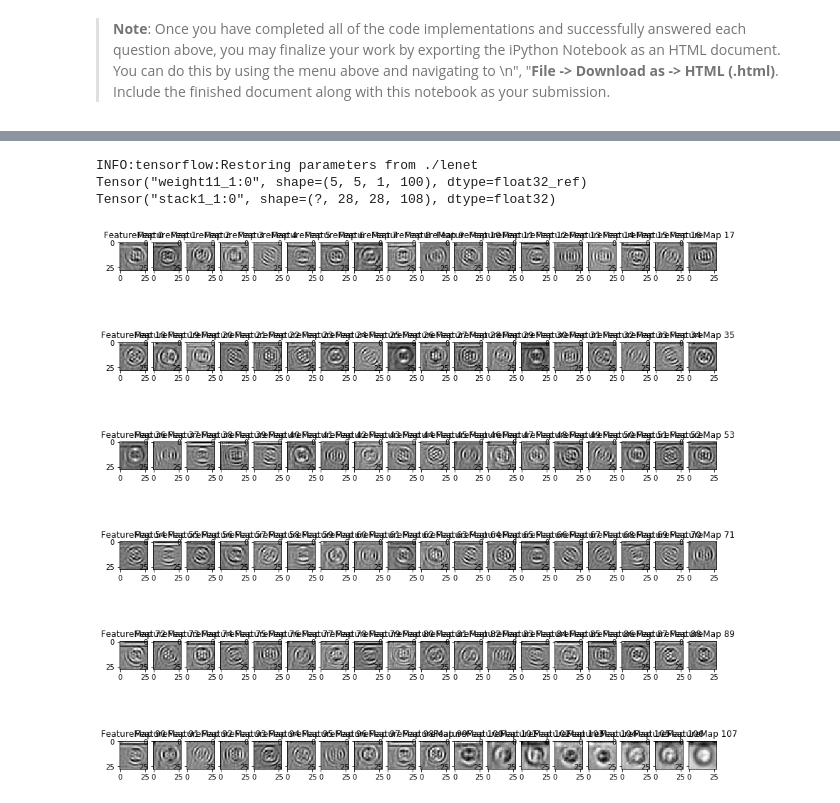
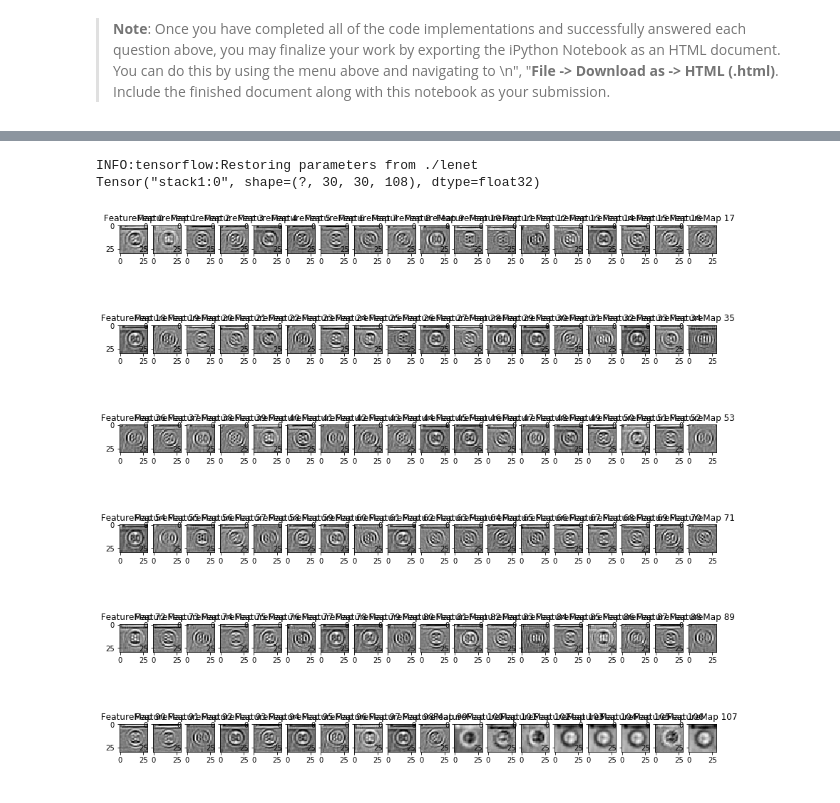
Before and after one commit to qiqika/CarND-Traffic-Sign-Classifier-Project_my, a Jupyter notebook: Traffic_Sign_Classifier.ipynb, the cells around one changed output, grey strips where cells are left out. Saved outputs shown, nothing was run; the diff lists cells and outputs as text; code cells hidden in the pictures.

```diff
--- a/Traffic_Sign_Classifier.ipynb
+++ b/Traffic_Sign_Classifier.ipynb
@@ -175,7 +181,7 @@ import cv2
 
 #f = open('jittered.p','wb+')
 
-
+#change image constrast
 def changeContrast(image,alpha,beta):
     img = np.array(image)
     for i in range(image.shape[0]):
@@ -184,6 +190,8 @@ def changeContrast(image,alpha,beta):
                 for k in range(image.shape[2]):
                     img[i,j,k]  =  alpha *image[i,j,k]+ beta
     return img
+#additional datas
+#rotation , scaling , blurring
 def jittered(image1,label,freq):
     img = []
 
@@ -319,8 +327,8 @@ def preprocess(image):
 
 
     for i in range(image.shape[0]):
-        if i % 1000 == 0:
-            print(i)
+       # if i % 1000 == 0:
+         #   print(i)
         img[i,:,:,:] = cv2.cvtColor(image[i,:,:,:], cv2.COLOR_RGB2YUV)
         img[i,:,:,:] = cv2.resize(img[i,:,:,:] ,(32,32),interpolation=cv2.INTER_CUBIC)
 
@@ -726,6 +715,19 @@ You may find `signnames.csv` useful as it contains mappings from the class id (i
 plt.imshow(X_test[1000])
 print(X_test.shape)
 X_test1 =preprocess(X_test)
+import cv2
+import matplotlib.image as mpimg
+
+imgs = []
+for i in range(1,6):
+    img = mpimg.imread(str(i)+'.jpg')
+    img = cv2.resize(img,(32,32),interpolation=cv2.INTER_CUBIC)
+    imgs.append(img)
+    plt.subplot(1,6,i)
+    plt.imshow(img)
+#img = img[np.newaxis,:,:,:]
+imgs =np.array(imgs)
+test_web = preprocess(imgs)
 # %% [output]
 (12630, 32, 32, 3)
 (12630, 32, 32, 3)
@@ -974,8 +937,16 @@ def probability(X_data):
 
 
 
-        soft_max_probability= tf.nn.top_k(results, k =3 )
-        print(soft_max_probability.values.eval())
+        soft_max_probability= tf.nn.top_k(results, k =5 )
+       # print(soft_max_probability.values.eval())
+        #print(soft_max_probability.indices.eval())
+
+        name =[]
+        for i in range(len(soft_max_probability.indices.eval()[0])):
+
+            name.append([soft_max_probability.values.eval()[0][i],
+                         my_matrix[soft_max_probability.indices.eval()[0][i]+1][1]])
+        print(name)
         end_time =   time.clock()
         duration_in_seconds = end_time - start_time
         milliseconds = duration_in_seconds * 1000
@@ -1084,17 +1054,16 @@ def outputFeatureMap(image_input, tf_activation, activation_min=-1, activation_m
 # %%
 with tf.Session() as sess:
     with tf.device("/gpu:0"):
         saver.restore(sess, './lenet')
 
-        weight12 = tf.get_default_graph().get_tensor_by_name("weight11_1:0")
-        print(weight12)
-        conv2 = tf.get_default_graph().get_tensor_by_name("stack1_1:0")
+       # weight12 = tf.get_default_graph().get_tensor_by_name("weight11_1:0")
+       # print(weight12)
+        conv2 = tf.get_default_graph().get_tensor_by_name("stack1:0")
         print(conv2)
         ss = sess.run(conv2,feed_dict= {x : X_test1[1:2,:,:,:]} )
        # print(ss)
         outputFeatureMap(X_test1[1019:1020],conv2)
 # %% [output]
 INFO:tensorflow:Restoring parameters from ./lenet
-Tensor("weight11_1:0", shape=(5, 5, 1, 100), dtype=float32_ref)
-Tensor("stack1_1:0", shape=(?, 28, 28, 108), dtype=float32)
+Tensor("stack1:0", shape=(?, 30, 30, 108), dtype=float32)
-[figure, old version]
+[figure, new version]
```
Also changed, not shown: parts of 13 cells of this notebook, 1 other file.
